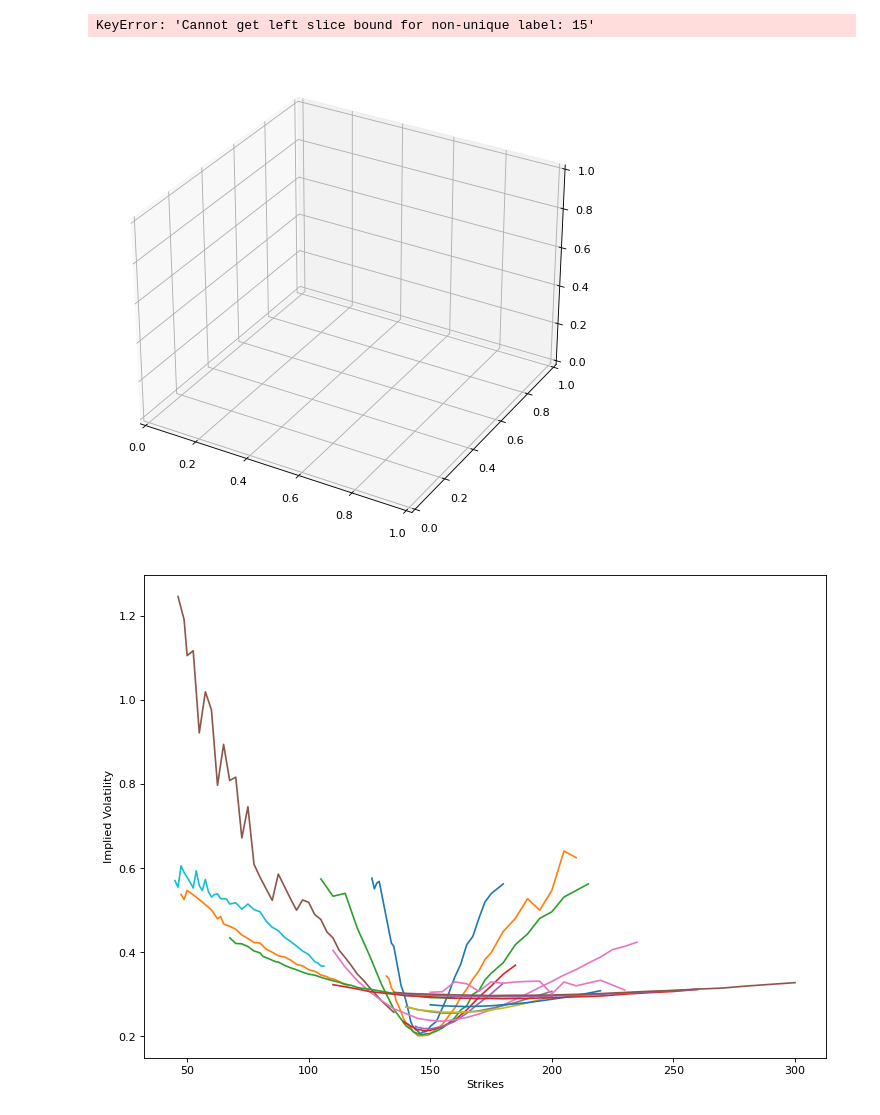
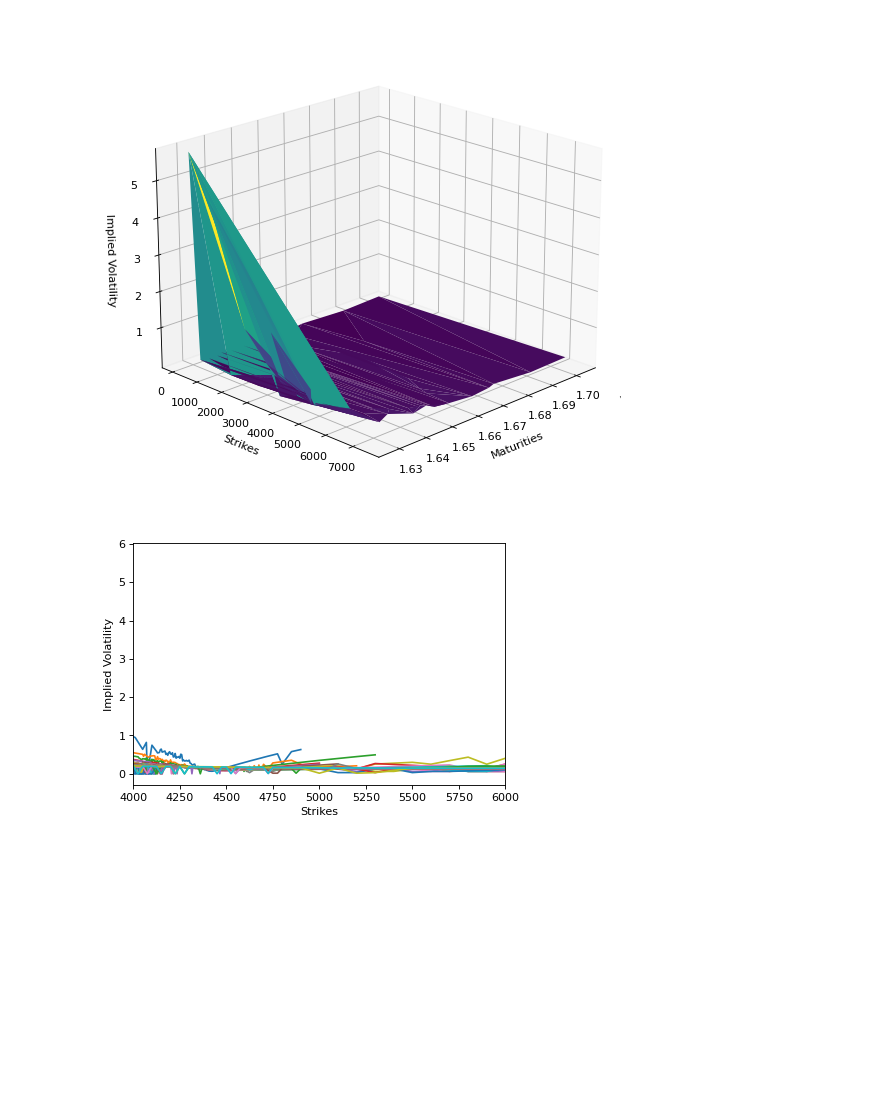
Before and after one commit to lucasomigli/SABR-volatility-models, a Jupyter notebook: yfinance_IVSurface.ipynb, the cells around one changed output. Drawn from its saved outputs; the diff is of its cells as text; code cells hidden in the pictures; blank space fills up the shorter version.

```diff
--- a/yfinance_IVSurface.ipynb
+++ b/yfinance_IVSurface.ipynb
@@ -13,11 +13,17 @@ from mpl_toolkits.mplot3d import Axes3D
 import numpy as np
 import pandas as pd
 
+from pysabr import Hagan2002LognormalSABR
+
 import yfinance as yf
-aapl = yf.Ticker("AAPL")
+spx = yf.Ticker("^SPX")
 
-maturities = aapl.options
+current_price = spx.info["regularMarketPrice"]
+maturities = spx.options
 
-df = pd.concat([aapl.option_chain(x).calls for x in maturities])
-df['contractSymbol'] = df['contractSymbol'].str.replace('AAPL', '').map(lambda x: str(x)[:-9])
-df['contractSymbol'] = pd.to_numeric(pd.to_datetime(df['contractSymbol'], format='%y%m%d'))
+df = pd.concat([spx.option_chain(x).calls for x in maturities])
+df['contractSymbol'] = df['contractSymbol'].str.replace(r"[a-zA-Z]", '').map(lambda x: str(x)[:-8])
+df['contractSymbol'] = pd.to_datetime(df['contractSymbol'], format='%y%m%d')
+
+maturities = df['contractSymbol'].unique()
+df.head(15)
@@ -24,14 +46,0 @@ df['contractSymbol'] = pd.to_numeric(pd.to_datetime(df['contractSymbol'], format
-# %%
-fig = plt.figure(figsize=(11, 8), dpi=80)
-ax = fig.gca(projection='3d')
-# I got the graph using trisurf
-graf = ax.plot(df["contractSymbol"], df["strike"].loc[15:50], df["impliedVolatility"])
-
-ax.set_xlabel('Strikes')
-ax.set_ylabel('Maturities')
-ax.set_zlabel('Implied Volatility')
-
-plt.show()
-# %% [output]
-KeyError: 'Cannot get left slice bound for non-unique label: 15'
-[figure, removed]
@@ -38,16 +58,48 @@ KeyError: 'Cannot get left slice bound for non-unique label: 15'
+# %%
+# 3d surface plot
+x = pd.to_numeric(df["contractSymbol"])
+y = df["strike"]
+z = df["impliedVolatility"]
+
+def plot3d(x, y, z):
+    fig = plt.figure(figsize=(15, 8), dpi=80)
+
+    ax = plt.axes(projection='3d')
+    ax.plot_trisurf(x, y, z, cmap='viridis', edgecolor='none')
+
+    ax.set_xlabel('Maturities')
+    ax.set_ylabel('Strikes')
+    ax.set_zlabel('Implied Volatility')
+
+    ax.invert_xaxis()
+    ax.view_init(20, 45)
+
+
+    plt.show()
+
+plot3d(x, y, z)
+# %% [output]
+[figure, added]
 # %%
-fig = plt.figure(figsize=(11, 8), dpi=80)
+#2d volatility smiles
+
+#df = df[df["strike"] >= 4000]
+
+fig = plt.figure(figsize=(6, 4), dpi=80)
 ax = fig.gca()
 
-for x in maturities:
-    strikes = aapl.option_chain(x).calls['strike'].loc[15:50]
-    IV = aapl.option_chain(x).calls['impliedVolatility'].loc[15:50]
+for i in range(len(maturities)):
+
+    option = df[df["contractSymbol"] == maturities[i]]
+    strikes = option['strike']
+    IV = option['impliedVolatility']
 
     ax.plot(strikes, IV)
 
 ax.set_xlabel('Strikes')
 ax.set_ylabel('Implied Volatility')
+ax.set_xbound(4000, 6000)
 
 plt.show()
 # %% [output]
-[figure, old version]
+[figure, new version]
```
Also changed, not shown: parts of 11 cells of this notebook, 2 other files.
